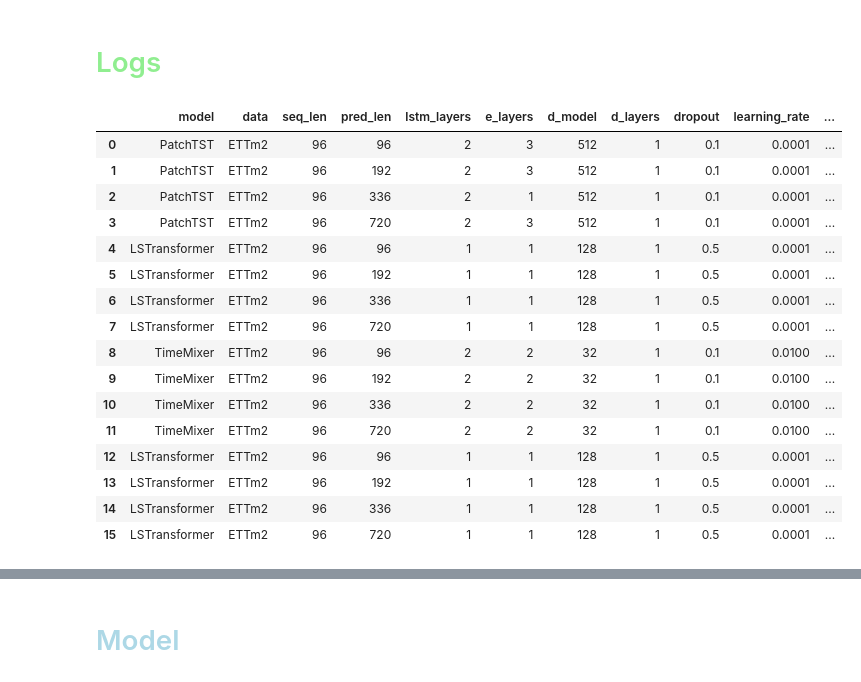
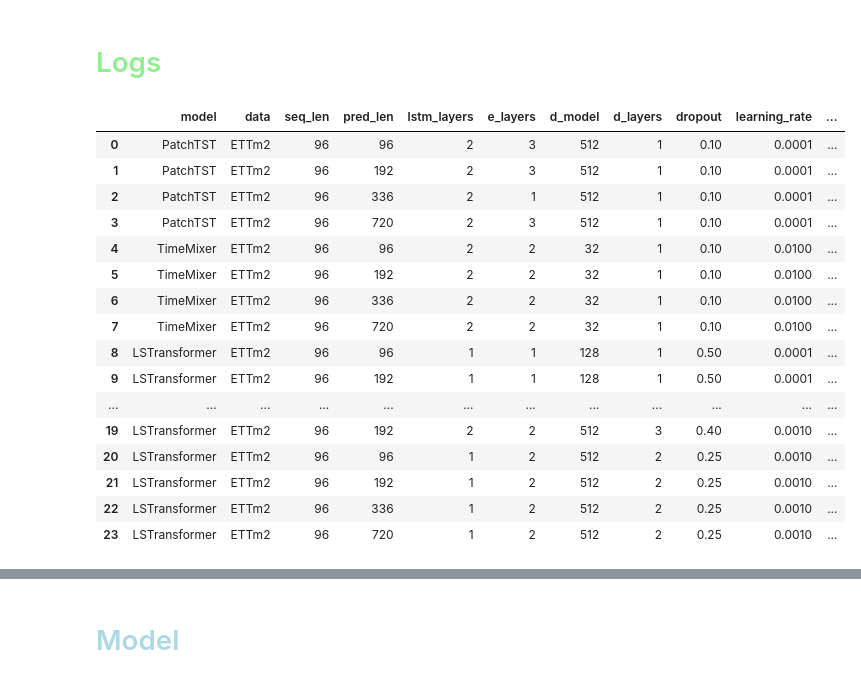
Before and after one commit to arnaud-odet/Time-Series-Library, a Jupyter notebook: results.ipynb, the cells around one changed output, grey strips where cells are left out. Cells and saved outputs as stored; diff of their text form; code cells hidden in the pictures.

```diff
--- a/results.ipynb
+++ b/results.ipynb
@@ -9,22 +11,22 @@ import os
 # %%
 lt_logs_df = pd.read_csv('./logs/long_term_forecast.csv', index_col = 0)
 lt_logs_df[['model', 'data', 'seq_len', 'pred_len', 'lstm_layers', 'e_layers','d_model', 'd_layers',
-       'dropout', 'learning_rate', 'nb_params', 'rmse', 'mape']]
+       'dropout', 'learning_rate', 'nb_params', 'rmse','mse', 'mae']]
 # %% [output]
 |  | model | data | seq_len | pred_len | lstm_layers | e_layers | d_model | d_layers | dropout | learning_rate | ... |
-| 0 | PatchTST | ETTm2 | 96 | 96 | 2 | 3 | 512 | 1 | 0.1 | 0.0001 | ... |
-| 1 | PatchTST | ETTm2 | 96 | 192 | 2 | 3 | 512 | 1 | 0.1 | 0.0001 | ... |
-| 2 | PatchTST | ETTm2 | 96 | 336 | 2 | 1 | 512 | 1 | 0.1 | 0.0001 | ... |
-| 3 | PatchTST | ETTm2 | 96 | 720 | 2 | 3 | 512 | 1 | 0.1 | 0.0001 | ... |
-| 4 | LSTransformer | ETTm2 | 96 | 96 | 1 | 1 | 128 | 1 | 0.5 | 0.0001 | ... |
-| 5 | LSTransformer | ETTm2 | 96 | 192 | 1 | 1 | 128 | 1 | 0.5 | 0.0001 | ... |
-| 6 | LSTransformer | ETTm2 | 96 | 336 | 1 | 1 | 128 | 1 | 0.5 | 0.0001 | ... |
-| 7 | LSTransformer | ETTm2 | 96 | 720 | 1 | 1 | 128 | 1 | 0.5 | 0.0001 | ... |
-| 8 | TimeMixer | ETTm2 | 96 | 96 | 2 | 2 | 32 | 1 | 0.1 | 0.0100 | ... |
-| 9 | TimeMixer | ETTm2 | 96 | 192 | 2 | 2 | 32 | 1 | 0.1 | 0.0100 | ... |
-| 10 | TimeMixer | ETTm2 | 96 | 336 | 2 | 2 | 32 | 1 | 0.1 | 0.0100 | ... |
-| 11 | TimeMixer | ETTm2 | 96 | 720 | 2 | 2 | 32 | 1 | 0.1 | 0.0100 | ... |
-| 12 | LSTransformer | ETTm2 | 96 | 96 | 1 | 1 | 128 | 1 | 0.5 | 0.0001 | ... |
-| 13 | LSTransformer | ETTm2 | 96 | 192 | 1 | 1 | 128 | 1 | 0.5 | 0.0001 | ... |
-| 14 | LSTransformer | ETTm2 | 96 | 336 | 1 | 1 | 128 | 1 | 0.5 | 0.0001 | ... |
-| 15 | LSTransformer | ETTm2 | 96 | 720 | 1 | 1 | 128 | 1 | 0.5 | 0.0001 | ... |
+| 0 | PatchTST | ETTm2 | 96 | 96 | 2 | 3 | 512 | 1 | 0.10 | 0.0001 | ... |
+| 1 | PatchTST | ETTm2 | 96 | 192 | 2 | 3 | 512 | 1 | 0.10 | 0.0001 | ... |
+| 2 | PatchTST | ETTm2 | 96 | 336 | 2 | 1 | 512 | 1 | 0.10 | 0.0001 | ... |
+| 3 | PatchTST | ETTm2 | 96 | 720 | 2 | 3 | 512 | 1 | 0.10 | 0.0001 | ... |
+| 4 | TimeMixer | ETTm2 | 96 | 96 | 2 | 2 | 32 | 1 | 0.10 | 0.0100 | ... |
+| 5 | TimeMixer | ETTm2 | 96 | 192 | 2 | 2 | 32 | 1 | 0.10 | 0.0100 | ... |
+| 6 | TimeMixer | ETTm2 | 96 | 336 | 2 | 2 | 32 | 1 | 0.10 | 0.0100 | ... |
+| 7 | TimeMixer | ETTm2 | 96 | 720 | 2 | 2 | 32 | 1 | 0.10 | 0.0100 | ... |
+| 8 | LSTransformer | ETTm2 | 96 | 96 | 1 | 1 | 128 | 1 | 0.50 | 0.0001 | ... |
+| 9 | LSTransformer | ETTm2 | 96 | 192 | 1 | 1 | 128 | 1 | 0.50 | 0.0001 | ... |
+| ... | ... | ... | ... | ... | ... | ... | ... | ... | ... | ... | ... |
+| 19 | LSTransformer | ETTm2 | 96 | 192 | 2 | 2 | 512 | 3 | 0.40 | 0.0010 | ... |
+| 20 | LSTransformer | ETTm2 | 96 | 96 | 1 | 2 | 512 | 2 | 0.25 | 0.0010 | ... |
+| 21 | LSTransformer | ETTm2 | 96 | 192 | 1 | 2 | 512 | 2 | 0.25 | 0.0010 | ... |
+| 22 | LSTransformer | ETTm2 | 96 | 336 | 1 | 2 | 512 | 2 | 0.25 | 0.0010 | ... |
+| 23 | LSTransformer | ETTm2 | 96 | 720 | 1 | 2 | 512 | 2 | 0.25 | 0.0010 | ... |
```
Also changed, not shown: parts of 4 cells of this notebook, 3 other files.
